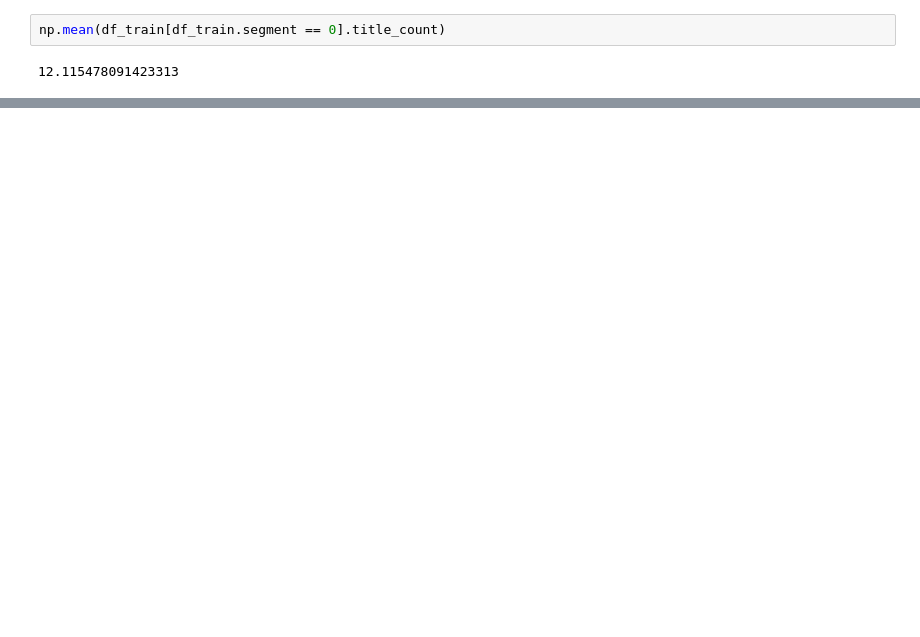
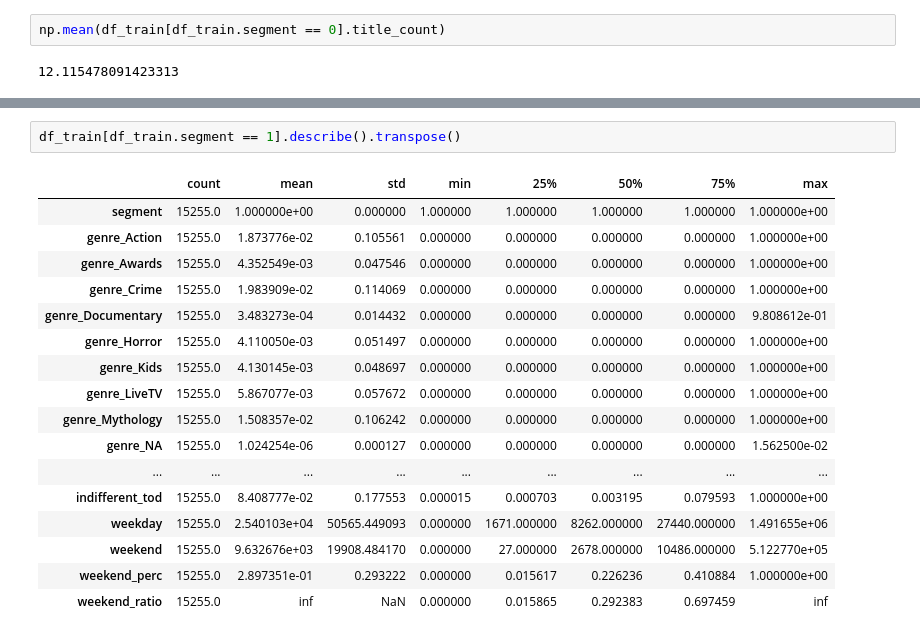
Before and after one commit to shubh24/indiahacks-ml-2017, a Jupyter notebook: hotstar/feature_engg.ipynb, the cells around one changed output, grey strips where cells are left out. Cells and saved outputs as stored; diff of their text form; blank space fills up the shorter version.

```diff
--- a/hotstar/feature_engg.ipynb
+++ b/hotstar/feature_engg.ipynb
@@ -205,0 +307,20 @@ np.mean(df_train[df_train.segment == 0].title_count)
+# %%
+df_train[df_train.segment == 1].describe().transpose()
+# %% [output]
+|  | count | mean | std | min | 25% | 50% | 75% | max |
+| segment | 15255.0 | 1.000000e+00 | 0.000000 | 1.000000 | 1.000000 | 1.000000 | 1.000000 | 1.000000e+00 |
+| genre_Action | 15255.0 | 1.873776e-02 | 0.105561 | 0.000000 | 0.000000 | 0.000000 | 0.000000 | 1.000000e+00 |
+| genre_Awards | 15255.0 | 4.352549e-03 | 0.047546 | 0.000000 | 0.000000 | 0.000000 | 0.000000 | 1.000000e+00 |
+| genre_Crime | 15255.0 | 1.983909e-02 | 0.114069 | 0.000000 | 0.000000 | 0.000000 | 0.000000 | 1.000000e+00 |
+| genre_Documentary | 15255.0 | 3.483273e-04 | 0.014432 | 0.000000 | 0.000000 | 0.000000 | 0.000000 | 9.808612e-01 |
+| genre_Horror | 15255.0 | 4.110050e-03 | 0.051497 | 0.000000 | 0.000000 | 0.000000 | 0.000000 | 1.000000e+00 |
+| genre_Kids | 15255.0 | 4.130145e-03 | 0.048697 | 0.000000 | 0.000000 | 0.000000 | 0.000000 | 1.000000e+00 |
+| genre_LiveTV | 15255.0 | 5.867077e-03 | 0.057672 | 0.000000 | 0.000000 | 0.000000 | 0.000000 | 1.000000e+00 |
+| genre_Mythology | 15255.0 | 1.508357e-02 | 0.106242 | 0.000000 | 0.000000 | 0.000000 | 0.000000 | 1.000000e+00 |
+| genre_NA | 15255.0 | 1.024254e-06 | 0.000127 | 0.000000 | 0.000000 | 0.000000 | 0.000000 | 1.562500e-02 |
+| ... | ... | ... | ... | ... | ... | ... | ... | ... |
+| indifferent_tod | 15255.0 | 8.408777e-02 | 0.177553 | 0.000015 | 0.000703 | 0.003195 | 0.079593 | 1.000000e+00 |
+| weekday | 15255.0 | 2.540103e+04 | 50565.449093 | 0.000000 | 1671.000000 | 8262.000000 | 27440.000000 | 1.491655e+06 |
+| weekend | 15255.0 | 9.632676e+03 | 19908.484170 | 0.000000 | 27.000000 | 2678.000000 | 10486.000000 | 5.122770e+05 |
+| weekend_perc | 15255.0 | 2.897351e-01 | 0.293222 | 0.000000 | 0.015617 | 0.226236 | 0.410884 | 1.000000e+00 |
+| weekend_ratio | 15255.0 | inf | NaN | 0.000000 | 0.015865 | 0.292383 | 0.697459 | inf |
```
Also changed, not shown: parts of 10 cells of this notebook.
